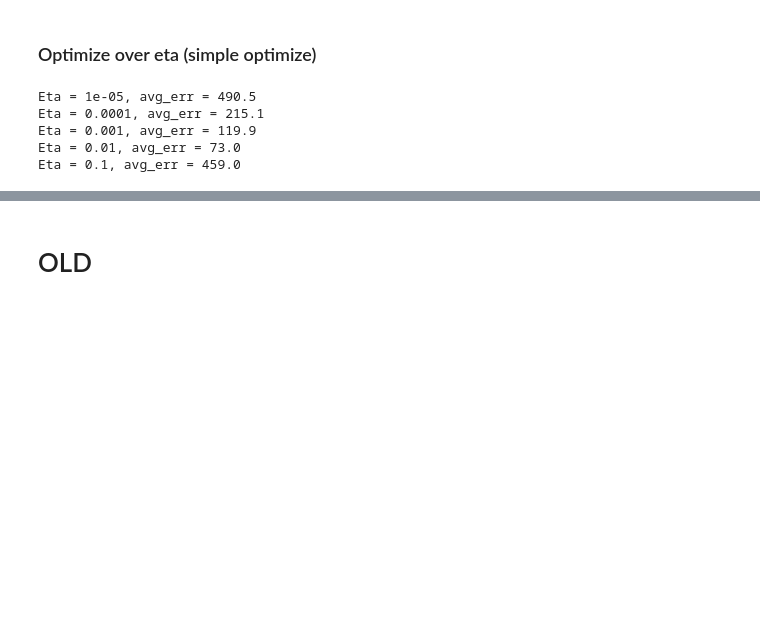
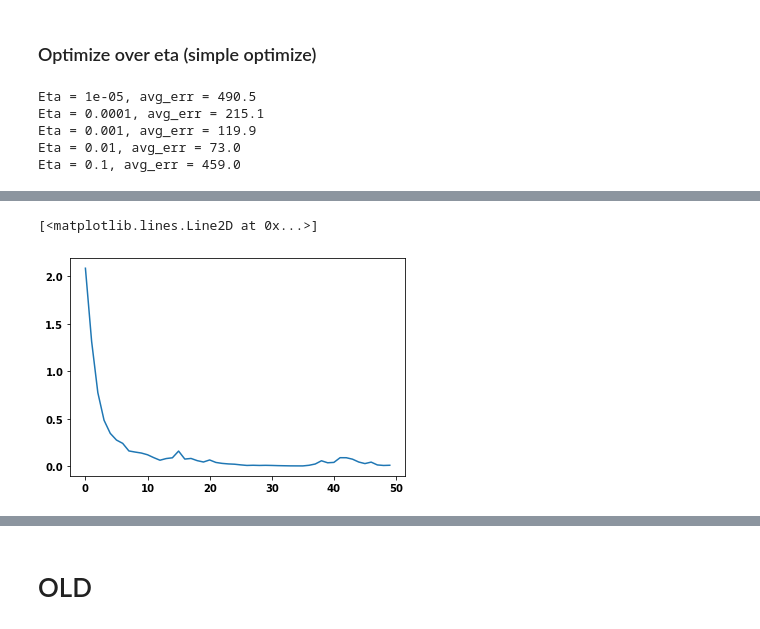
Before and after one commit to giorgiosav/dl-proj1, a Jupyter notebook: proj1_Manu.ipynb, the cells around one changed output, grey strips where cells are left out. Saved outputs shown, nothing was run; the diff lists cells and outputs as text; code cells hidden in the pictures; blank space fills up the shorter version.

```diff
--- a/proj1_Manu.ipynb
+++ b/proj1_Manu.ipynb
@@ -576,0 +695,5 @@ Eta = 0.1, avg_err = 459.0
+# %%
+plt.plot(epochs_range, loss1['train'])
+# %% [output]
+[<matplotlib.lines.Line2D at 0x...>]
+[figure, added]
```
Also changed, not shown: parts of 18 cells of this notebook.
